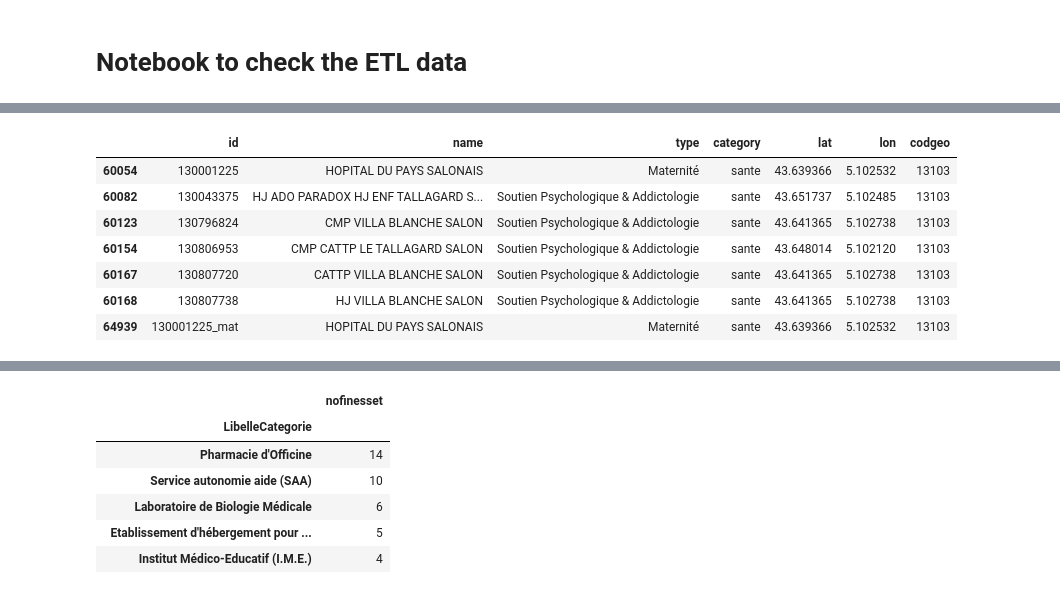
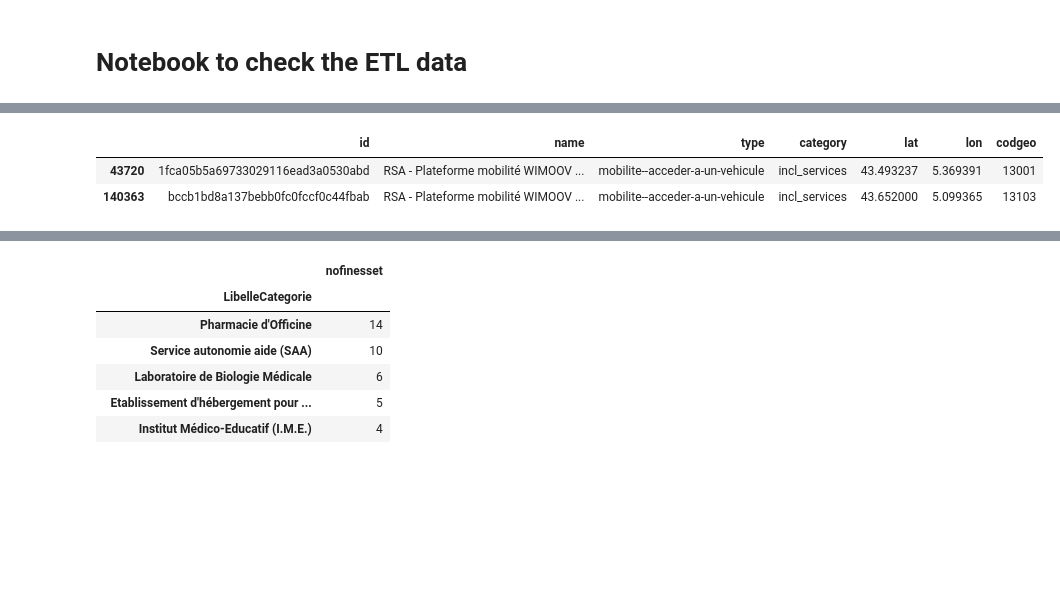
Before and after one commit to jbesan/13_odis_stream2, a Jupyter notebook: notebooks/odis_check_data.ipynb, the cells around one changed output, grey strips where cells are left out. Cells and saved outputs as stored; diff of their text form; code cells hidden in the pictures; blank space fills up the shorter version.

```diff
--- a/notebooks/odis_check_data.ipynb
+++ b/notebooks/odis_check_data.ipynb
@@ -40,14 +53,9 @@ memory usage: 9.0+ MB
 # %%
-odis_pois[(odis_pois['codgeo'] == '13103') & (odis_pois['category'] == 'sante')].head(20)
+odis_pois[odis_pois.name.str.contains("wimoov", na=False, case=False)].drop_duplicates(subset=["lat", "lon"]).head(20)
 # %% [output]
 |  | id | name | type | category | lat | lon | codgeo |
-| 60054 | 130001225 | HOPITAL DU PAYS SALONAIS | Maternité | sante | 43.639366 | 5.102532 | 13103 |
-| 60082 | 130043375 | HJ ADO PARADOX HJ ENF TALLAGARD S... | Soutien Psychologique & Addictologie | sante | 43.651737 | 5.102485 | 13103 |
-| 60123 | 130796824 | CMP VILLA BLANCHE SALON | Soutien Psychologique & Addictologie | sante | 43.641365 | 5.102738 | 13103 |
-| 60154 | 130806953 | CMP CATTP LE TALLAGARD SALON | Soutien Psychologique & Addictologie | sante | 43.648014 | 5.102120 | 13103 |
-| 60167 | 130807720 | CATTP VILLA BLANCHE SALON | Soutien Psychologique & Addictologie | sante | 43.641365 | 5.102738 | 13103 |
-| 60168 | 130807738 | HJ VILLA BLANCHE SALON | Soutien Psychologique & Addictologie | sante | 43.641365 | 5.102738 | 13103 |
-| 64939 | 130001225_mat | HOPITAL DU PAYS SALONAIS | Maternité | sante | 43.639366 | 5.102532 | 13103 |
+| 43720 | 1fca05b5a69733029116ead3a0530abd | RSA - Plateforme mobilité WIMOOV ... | mobilite--acceder-a-un-vehicule | incl_services | 43.493237 | 5.369391 | 13001 |
+| 140363 | bccb1bd8a137bebb0fc0fccf0c44fbab | RSA - Plateforme mobilité WIMOOV ... | mobilite--acceder-a-un-vehicule | incl_services | 43.652000 | 5.099365 | 13103 |
 # %%
 old_odis = pd.read_parquet('../data/odis_june_2025_jacques.parquet')
 # %%
```
Also changed, not shown: parts of 15 cells of this notebook, 28 other files.
